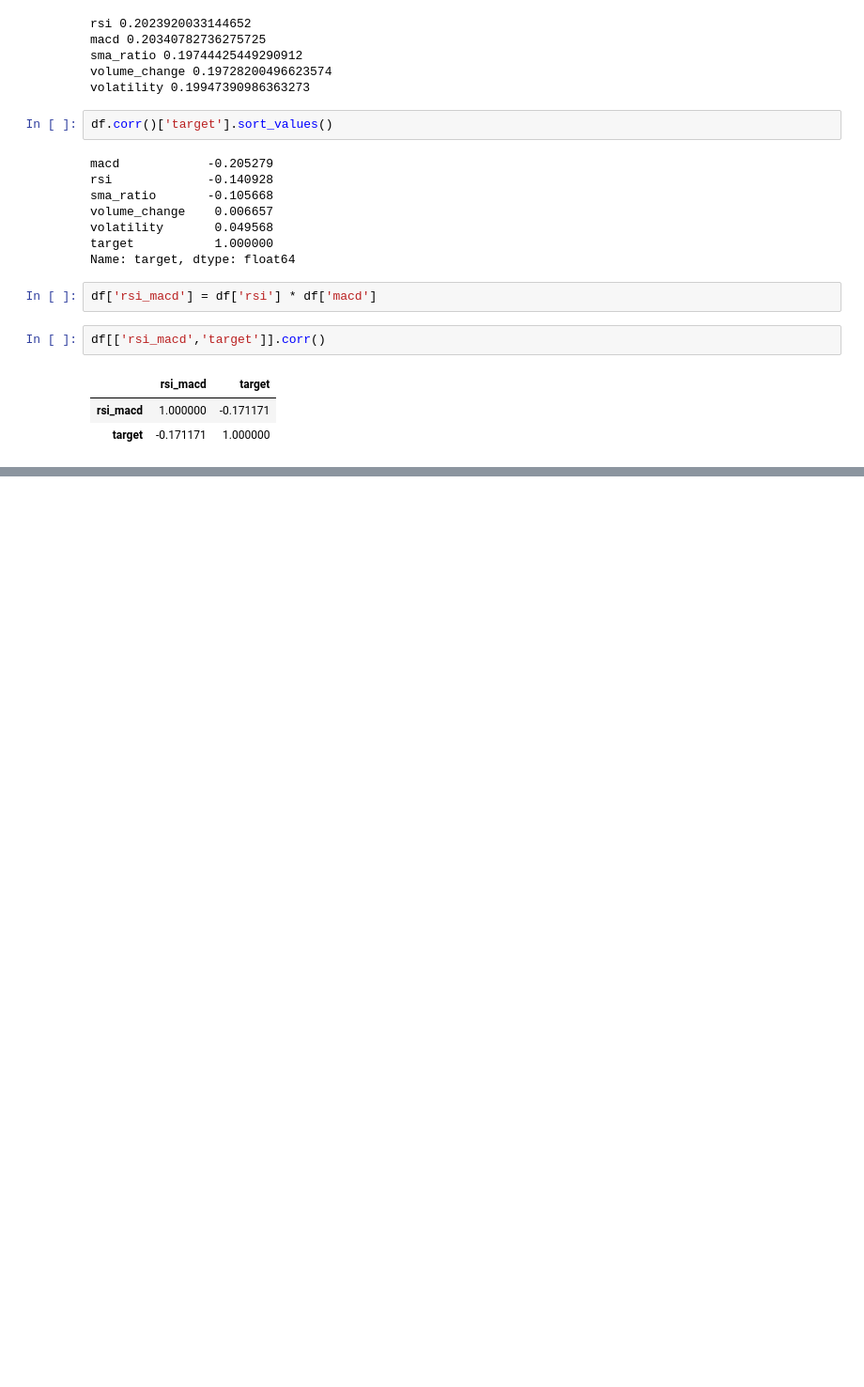
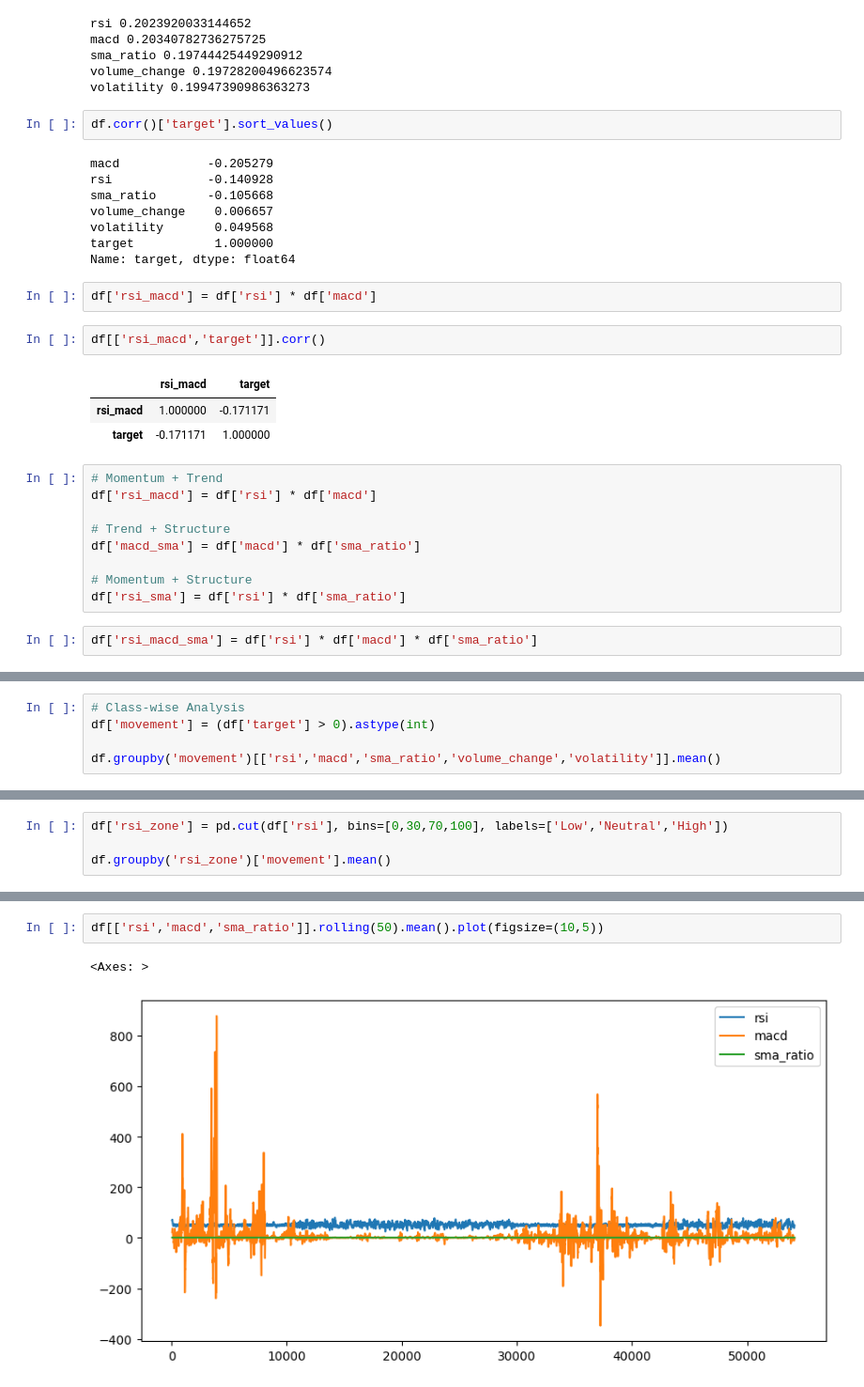
Before and after one commit to Deepanshu11-ai/SULproject, a Jupyter notebook: Notebooks/reports/feature_scaling.ipynb, the cells around one changed output, grey strips where cells are left out. Shown at 94% size. Saved outputs shown, nothing was run; the diff lists cells and outputs as text; blank space fills up the shorter version.

Commit message:
analysis

```diff
--- a/Notebooks/reports/feature_scaling.ipynb
+++ b/Notebooks/reports/feature_scaling.ipynb
@@ -56,3 +56,14 @@ df[['rsi_macd','target']].corr()
 |  | rsi_macd | target |
 | rsi_macd | 1.000000 | -0.171171 |
 | target | -0.171171 | 1.000000 |
+# %%
+# Momentum + Trend
+df['rsi_macd'] = df['rsi'] * df['macd']
+
+# Trend + Structure
+df['macd_sma'] = df['macd'] * df['sma_ratio']
+
+# Momentum + Structure
+df['rsi_sma'] = df['rsi'] * df['sma_ratio']
+# %%
+df['rsi_macd_sma'] = df['rsi'] * df['macd'] * df['sma_ratio']
@@ -58,0 +84,5 @@ df[['rsi_macd','target']].corr()
+# %%
+# Class-wise Analysis
+df['movement'] = (df['target'] > 0).astype(int)
+
+df.groupby('movement')[['rsi','macd','sma_ratio','volume_change','volatility']].mean()
@@ -58,0 +94,4 @@ df[['rsi_macd','target']].corr()
+# %%
+df['rsi_zone'] = pd.cut(df['rsi'], bins=[0,30,70,100], labels=['Low','Neutral','High'])
+
+df.groupby('rsi_zone')['movement'].mean()
@@ -58,0 +113,5 @@ df[['rsi_macd','target']].corr()
+# %%
+df[['rsi','macd','sma_ratio']].rolling(50).mean().plot(figsize=(10,5))
+# %% [output]
+<Axes: >
+[figure, added]
```
Also changed, not shown: parts of 5 cells of this notebook, 1 other file.
